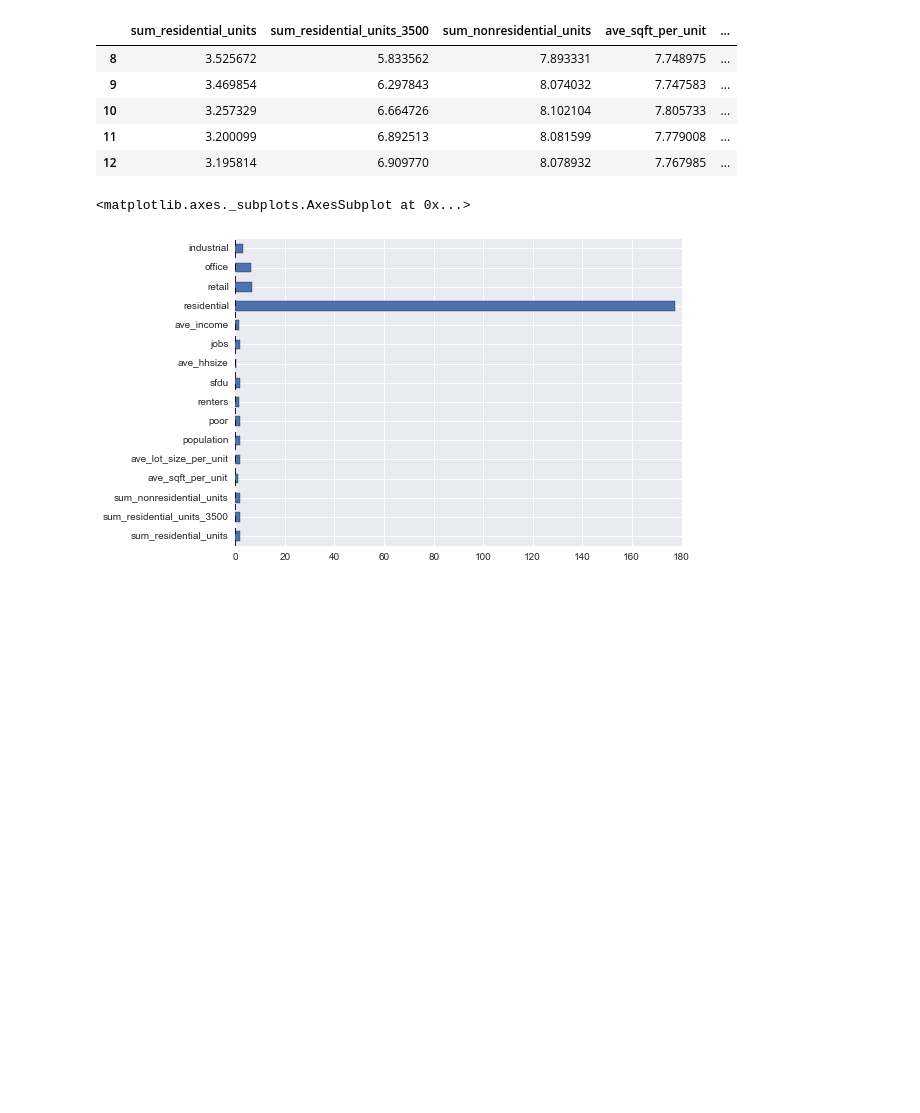
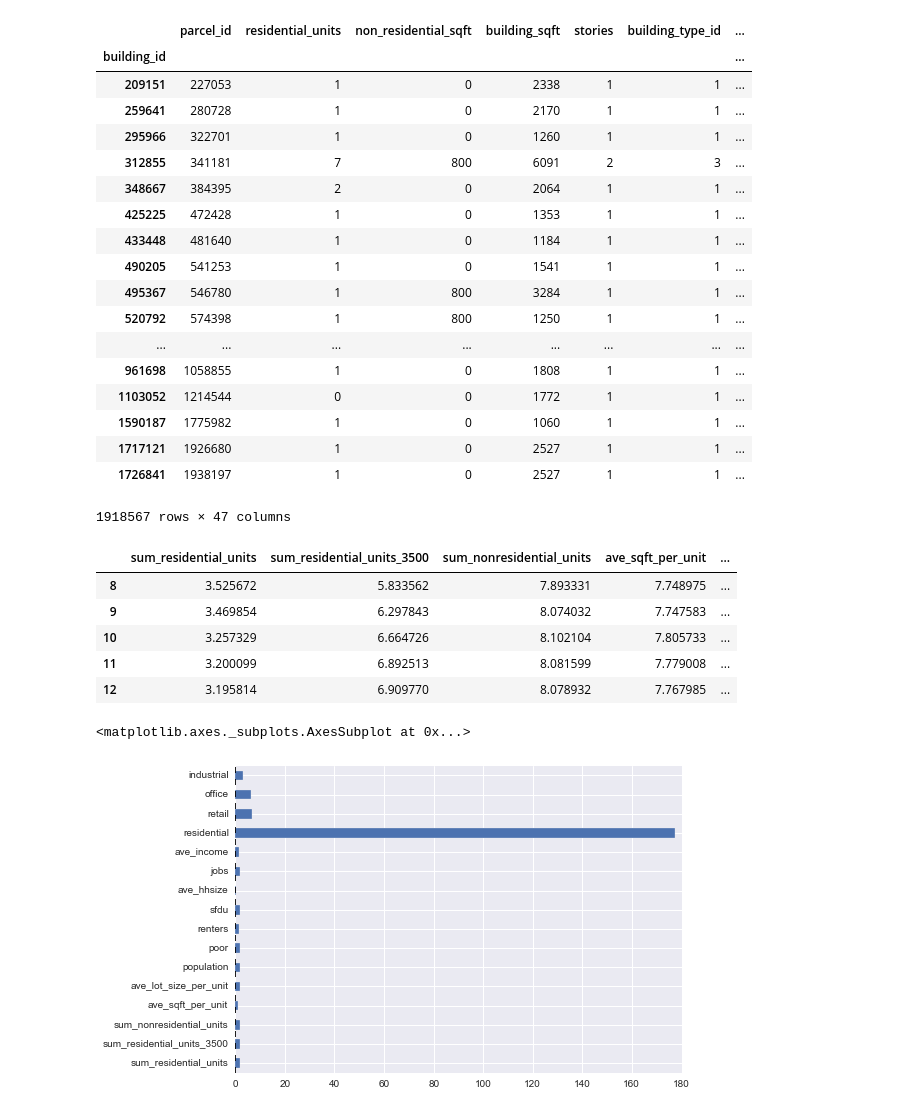
Before and after one commit to ual/bayarea_urbansim_archive, a Jupyter notebook: notebooks/Exploration-w-network.ipynb, the cells around one changed output. Cells and saved outputs as stored; diff of their text form; code cells hidden in the pictures; blank space fills up the shorter version.

```diff
--- a/notebooks/Exploration-w-network.ipynb
+++ b/notebooks/Exploration-w-network.ipynb
@@ -16,6 +19,6 @@ import pylab as P
 import seaborn as sns
 import matplotlib.pyplot as plt
 import matplotlib.cm as cm, matplotlib.font_manager as fm
-pd.options.display.mpl_style = 'default'
+#pd.options.display.mpl_style = 'default'
 rcParams['figure.figsize'] = 12, 7
 sns.set(style="darkgrid")
@@ -107,3 +327,25 @@ nodes = sim.get_table('nodes')
+# %%
+temp=sim.merge_tables(target='buildings',tables=['parcels','buildings'])
+# %% [output]
+|  | parcel_id | residential_units | non_residential_sqft | building_sqft | stories | building_type_id | ... |
+| building_id |  |  |  |  |  |  | ... |
+| 209151 | 227053 | 1 | 0 | 2338 | 1 | 1 | ... |
+| 259641 | 280728 | 1 | 0 | 2170 | 1 | 1 | ... |
+| 295966 | 322701 | 1 | 0 | 1260 | 1 | 1 | ... |
+| 312855 | 341181 | 7 | 800 | 6091 | 2 | 3 | ... |
+| 348667 | 384395 | 2 | 0 | 2064 | 1 | 1 | ... |
+| 425225 | 472428 | 1 | 0 | 1353 | 1 | 1 | ... |
+| 433448 | 481640 | 1 | 0 | 1184 | 1 | 1 | ... |
+| 490205 | 541253 | 1 | 0 | 1541 | 1 | 1 | ... |
+| 495367 | 546780 | 1 | 800 | 3284 | 1 | 1 | ... |
+| 520792 | 574398 | 1 | 800 | 1250 | 1 | 1 | ... |
+| ... | ... | ... | ... | ... | ... | ... | ... |
+| 961698 | 1058855 | 1 | 0 | 1808 | 1 | 1 | ... |
+| 1103052 | 1214544 | 0 | 0 | 1772 | 1 | 1 | ... |
+| 1590187 | 1775982 | 1 | 0 | 1060 | 1 | 1 | ... |
+| 1717121 | 1926680 | 1 | 0 | 2527 | 1 | 1 | ... |
+| 1726841 | 1938197 | 1 | 0 | 2527 | 1 | 1 | ... |
+1918567 rows × 47 columns
 # %%
 ## Inspect nodes--
 # %%
```
Also changed, not shown: parts of 23 cells of this notebook, 3 other files.
